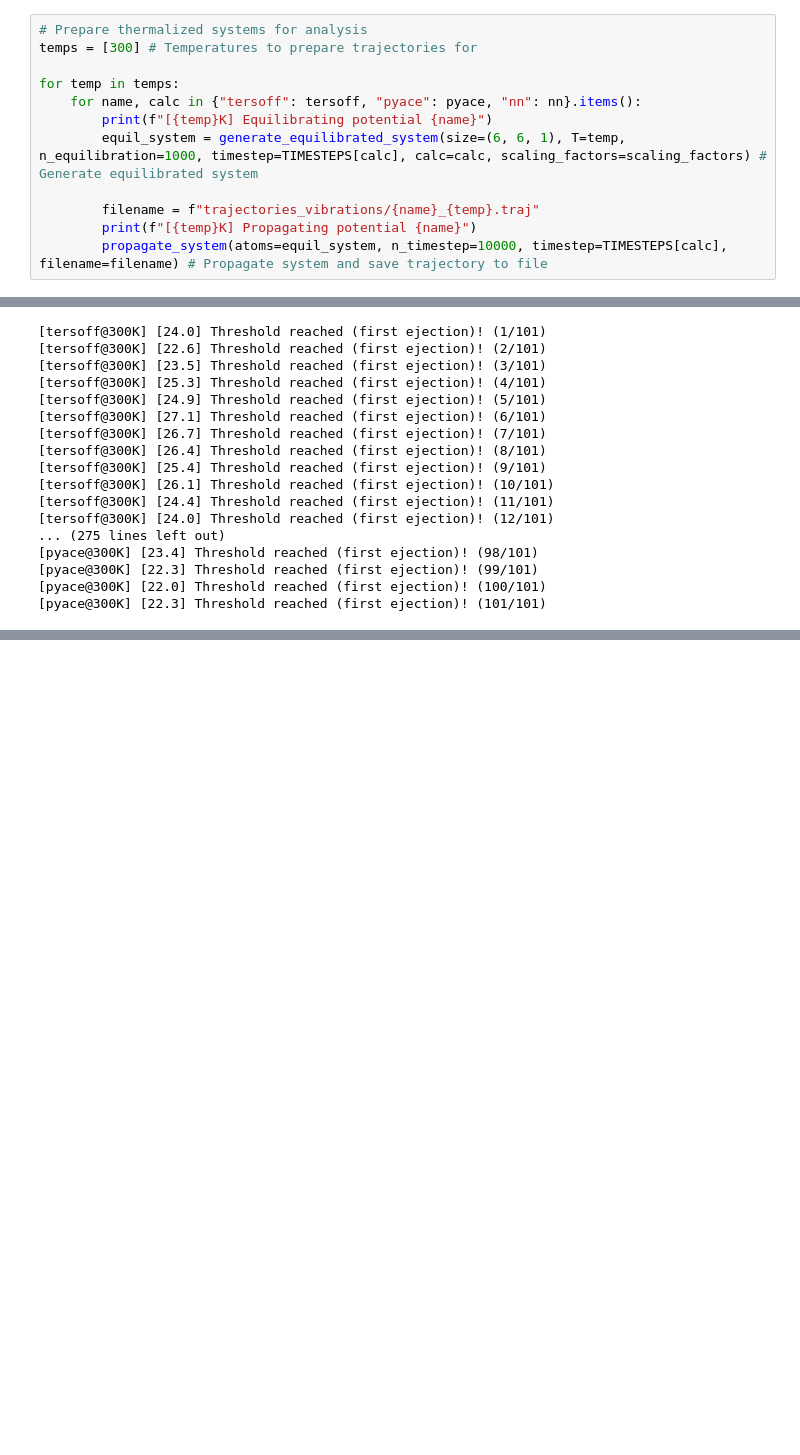
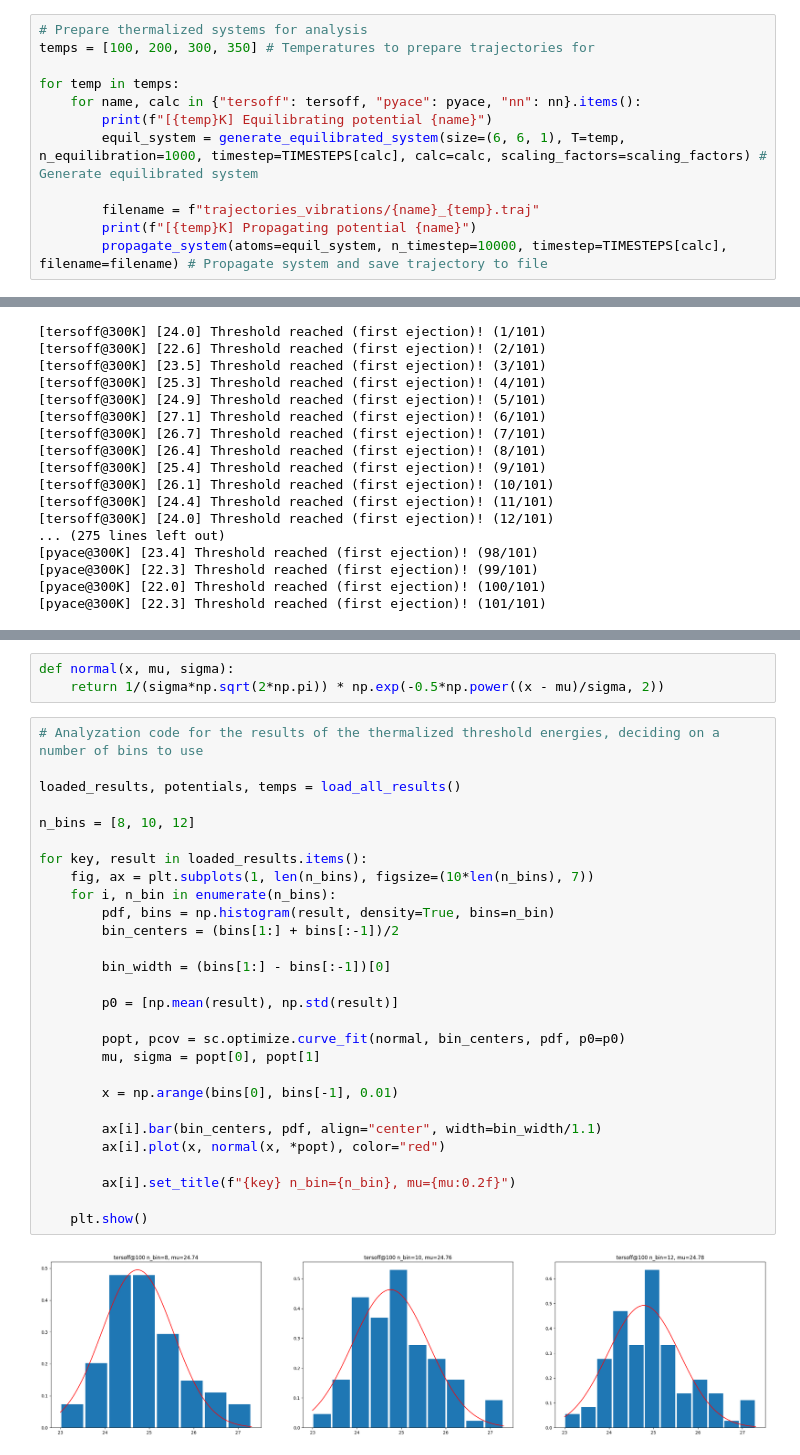
Before and after one commit to MaxNeg8/Simulating-irradiation-stability-of-2D-materials, a Jupyter notebook: Simulating irradiation stability of 2D materials.ipynb, the cells around one changed output, grey strips where cells are left out. Drawn from its saved outputs; the diff is of its cells as text; blank space fills up the shorter version.

```diff
--- a/Simulating irradiation stability of 2D materials.ipynb
+++ b/Simulating irradiation stability of 2D materials.ipynb
@@ -494,7 +497,7 @@ for name, calc in autocorrelation_test_potentials.items():
 [figure]
 # %%
 # Prepare thermalized systems for analysis
-temps = [300] # Temperatures to prepare trajectories for
+temps = [100, 200, 300, 350] # Temperatures to prepare trajectories for
 
 for temp in temps:
     for name, calc in {"tersoff": tersoff, "pyace": pyace, "nn": nn}.items():
@@ -579,0 +625,33 @@ plt.hist(thresholds["tersoff@100"], bins=15)
+# %%
+def normal(x, mu, sigma):
+    return 1/(sigma*np.sqrt(2*np.pi)) * np.exp(-0.5*np.power((x - mu)/sigma, 2))
+# %%
+# Analyzation code for the results of the thermalized threshold energies, deciding on a number of bins to use
+
+loaded_results, potentials, temps = load_all_results()
+
+n_bins = [8, 10, 12]
+
+for key, result in loaded_results.items():
+    fig, ax = plt.subplots(1, len(n_bins), figsize=(10*len(n_bins), 7))
+    for i, n_bin in enumerate(n_bins):
+        pdf, bins = np.histogram(result, density=True, bins=n_bin)
+        bin_centers = (bins[1:] + bins[:-1])/2
+
+        bin_width = (bins[1:] - bins[:-1])[0]
+
+        p0 = [np.mean(result), np.std(result)]
+
+        popt, pcov = sc.optimize.curve_fit(normal, bin_centers, pdf, p0=p0)
+        mu, sigma = popt[0], popt[1]
+
+        x = np.arange(bins[0], bins[-1], 0.01)
+
+        ax[i].bar(bin_centers, pdf, align="center", width=bin_width/1.1)
+        ax[i].plot(x, normal(x, *popt), color="red")
+
+        ax[i].set_title(f"{key} n_bin={n_bin}, mu={mu:0.2f}")
+
+    plt.show()
+# %% [output]
+[figure, added]
```
Also changed, not shown: parts of 5 cells of this notebook.
